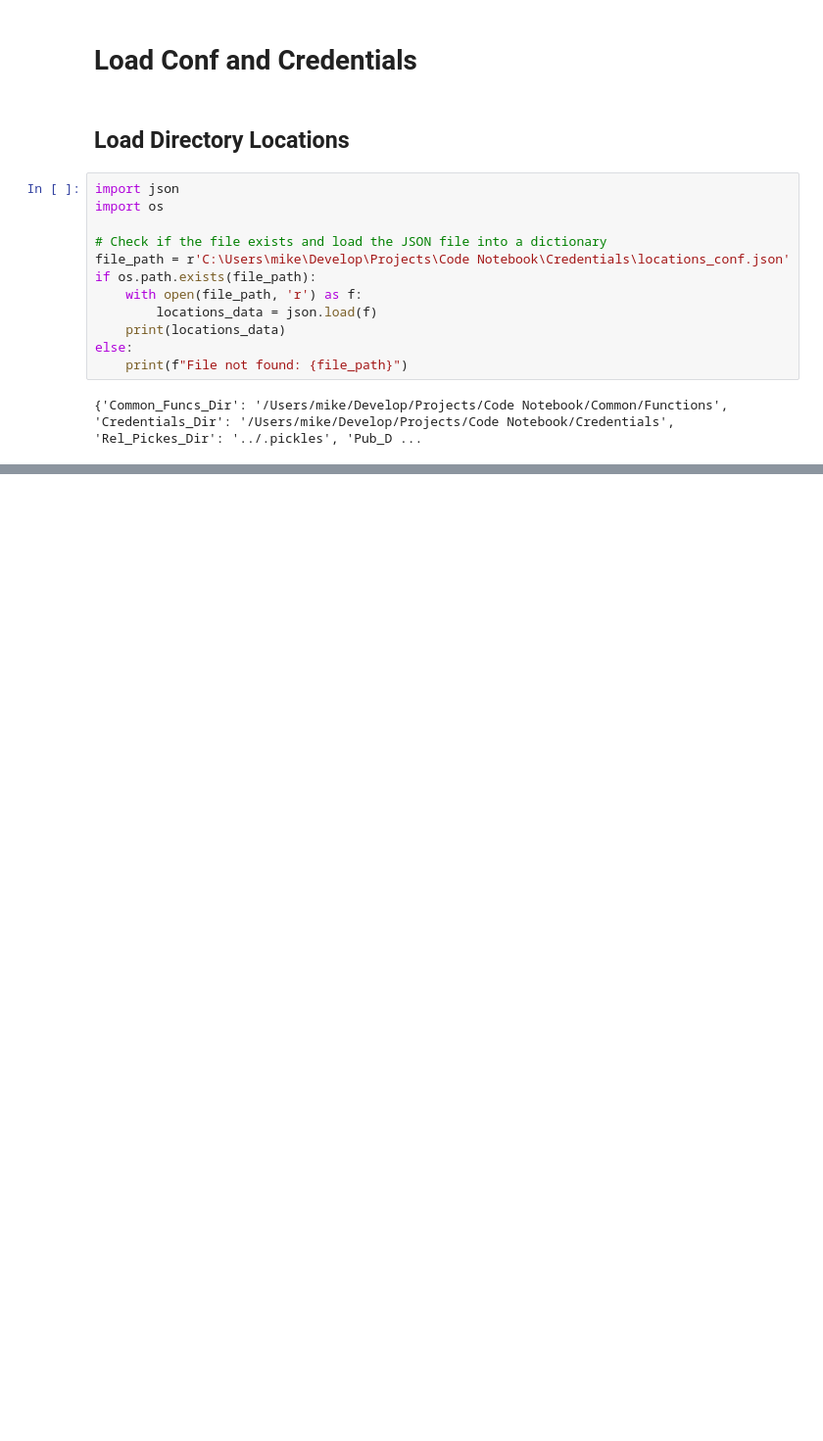
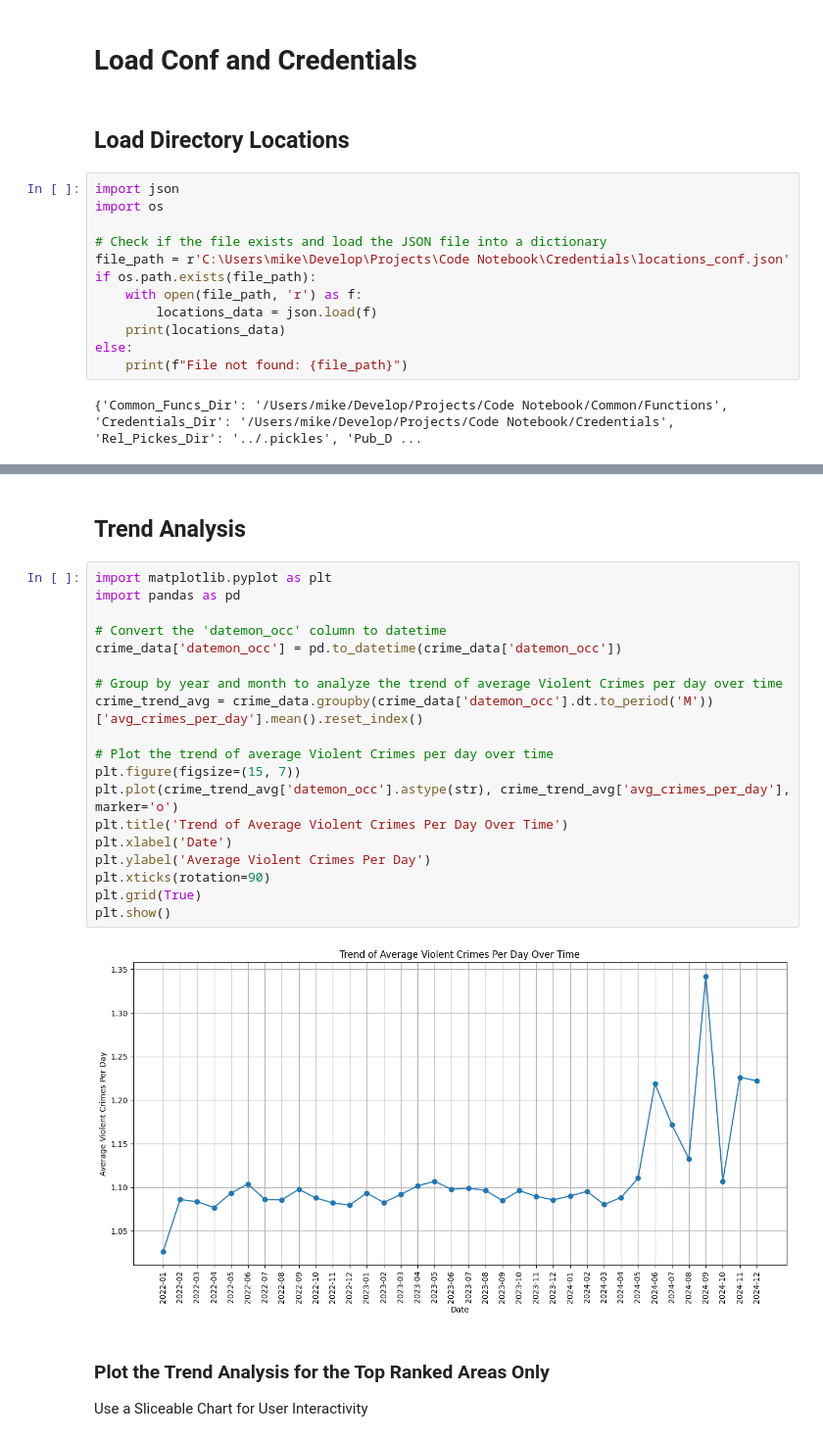
Before and after one commit to mcancell/Py-ETL-Notebook, a Jupyter notebook: Datasets/LA PD Crime Data/Analyze/Analyze_Crime_Data.ipynb, the cells around one changed output, grey strips where cells are left out. Shown at 98% size. Saved outputs shown, nothing was run; the diff lists cells and outputs as text; blank space fills up the shorter version.

```diff
--- a/Datasets/LA PD Crime Data/Analyze/Analyze_Crime_Data.ipynb
+++ b/Datasets/LA PD Crime Data/Analyze/Analyze_Crime_Data.ipynb
@@ -286,0 +124,26 @@ plt.show()
+# %% [markdown]
+## Trend Analysis
+# %%
+import matplotlib.pyplot as plt
+import pandas as pd
+
+# Convert the 'datemon_occ' column to datetime
+crime_data['datemon_occ'] = pd.to_datetime(crime_data['datemon_occ'])
+
+# Group by year and month to analyze the trend of average Violent Crimes per day over time
+crime_trend_avg = crime_data.groupby(crime_data['datemon_occ'].dt.to_period('M'))['avg_crimes_per_day'].mean().reset_index()
+
+# Plot the trend of average Violent Crimes per day over time
+plt.figure(figsize=(15, 7))
+plt.plot(crime_trend_avg['datemon_occ'].astype(str), crime_trend_avg['avg_crimes_per_day'], marker='o')
+plt.title('Trend of Average Violent Crimes Per Day Over Time')
+plt.xlabel('Date')
+plt.ylabel('Average Violent Crimes Per Day')
+plt.xticks(rotation=90)
+plt.grid(True)
+plt.show()
+# %% [output]
+[figure, added]
+# %% [markdown]
+### Plot the Trend Analysis for the Top Ranked Areas Only
+Use a Sliceable Chart for User Interactivity
```
Also changed, not shown: parts of 51 cells of this notebook.
